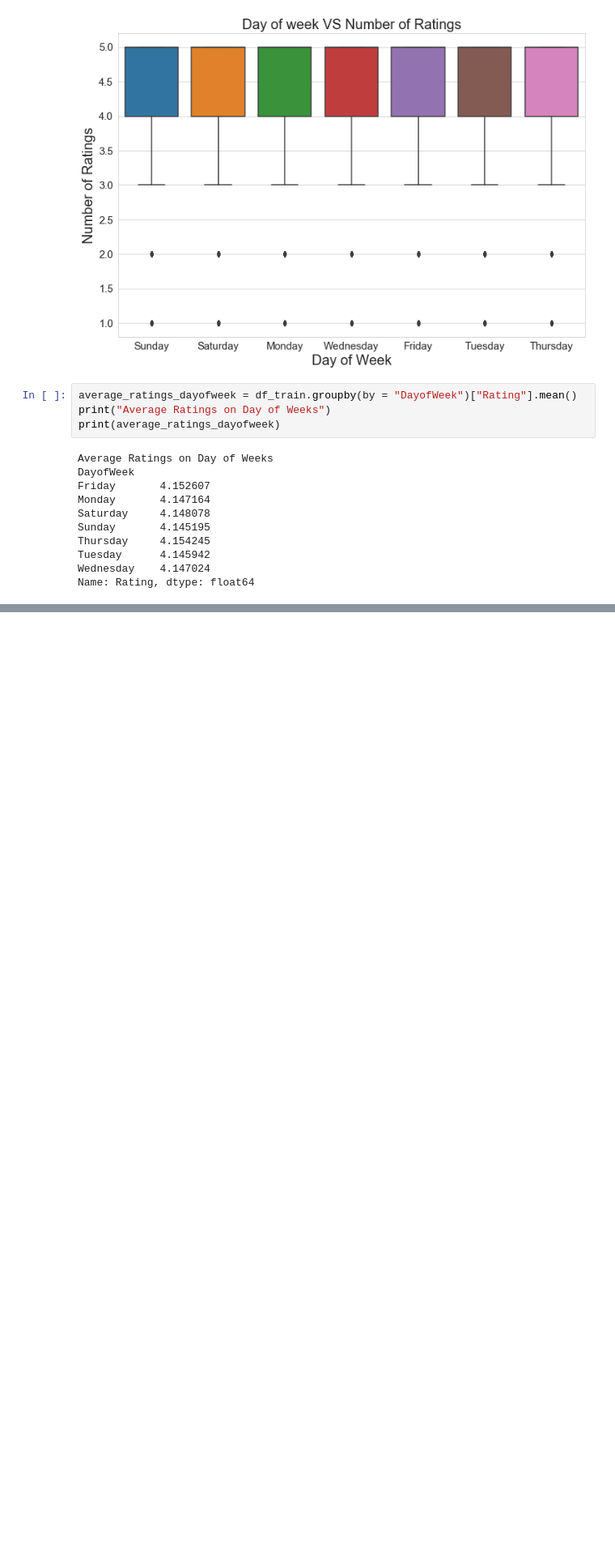
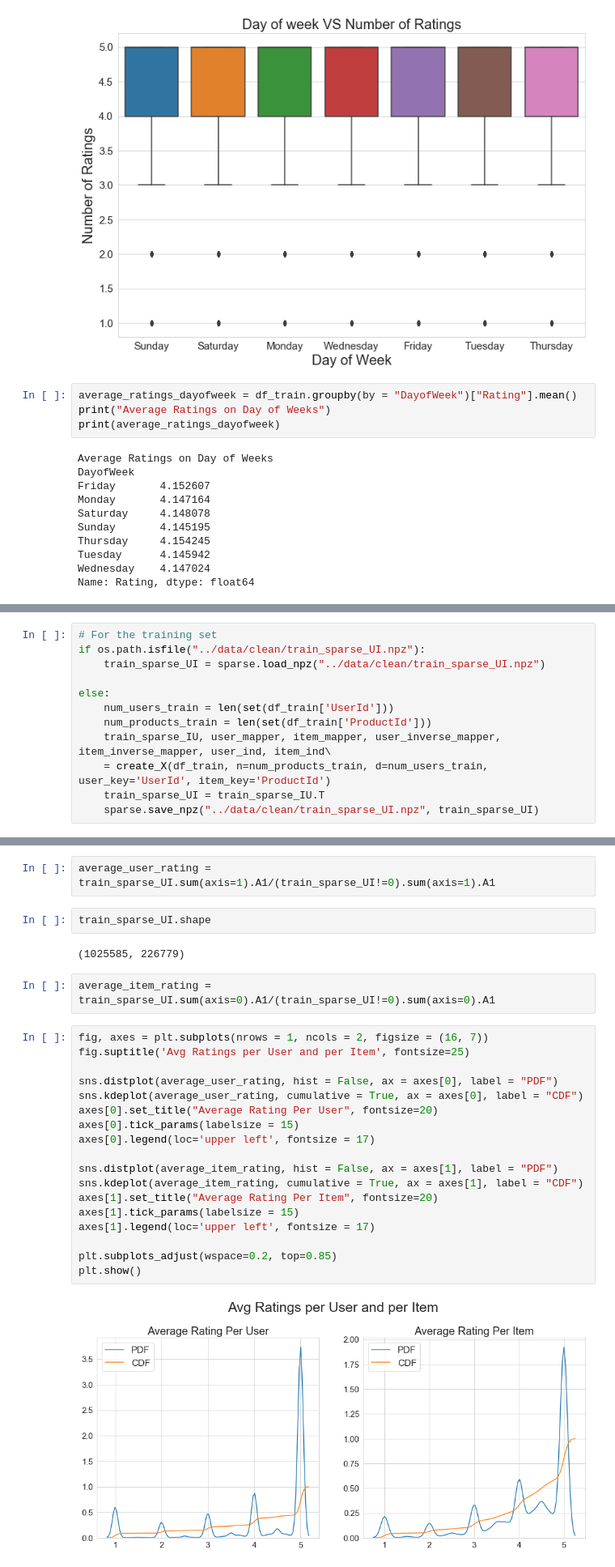
Before and after one commit to marvinmin/amazon_beauty_recommendation, a Jupyter notebook: doc/eda.ipynb, the cells around one changed output, grey strips where cells are left out. Shown at 81% size. Drawn from its saved outputs; the diff is of its cells as text; blank space fills up the shorter version.

```diff
--- a/doc/eda.ipynb
+++ b/doc/eda.ipynb
@@ -313,0 +318,12 @@ Name: Rating, dtype: float64
+# %%
+# For the training set
+if os.path.isfile("../data/clean/train_sparse_UI.npz"):
+    train_sparse_UI = sparse.load_npz("../data/clean/train_sparse_UI.npz")
+
+else:
+    num_users_train = len(set(df_train['UserId']))
+    num_products_train = len(set(df_train['ProductId']))
+    train_sparse_IU, user_mapper, item_mapper, user_inverse_mapper, item_inverse_mapper, user_ind, item_ind\
+    = create_X(df_train, n=num_products_train, d=num_users_train, user_key='UserId', item_key='ProductId')
+    train_sparse_UI = train_sparse_IU.T
+    sparse.save_npz("../data/clean/train_sparse_UI.npz", train_sparse_UI)
@@ -313,0 +357,28 @@ Name: Rating, dtype: float64
+# %%
+average_user_rating = train_sparse_UI.sum(axis=1).A1/(train_sparse_UI!=0).sum(axis=1).A1
+# %%
+train_sparse_UI.shape
+# %% [output]
+(1025585, 226779)
+# %%
+average_item_rating = train_sparse_UI.sum(axis=0).A1/(train_sparse_UI!=0).sum(axis=0).A1
+# %%
+fig, axes = plt.subplots(nrows = 1, ncols = 2, figsize = (16, 7))
+fig.suptitle('Avg Ratings per User and per Item', fontsize=25)
+
+sns.distplot(average_user_rating, hist = False, ax = axes[0], label = "PDF")
+sns.kdeplot(average_user_rating, cumulative = True, ax = axes[0], label = "CDF")
+axes[0].set_title("Average Rating Per User", fontsize=20)
+axes[0].tick_params(labelsize = 15)
+axes[0].legend(loc='upper left', fontsize = 17)
+
+sns.distplot(average_item_rating, hist = False, ax = axes[1], label = "PDF")
+sns.kdeplot(average_item_rating, cumulative = True, ax = axes[1], label = "CDF")
+axes[1].set_title("Average Rating Per Item", fontsize=20)
+axes[1].tick_params(labelsize = 15)
+axes[1].legend(loc='upper left', fontsize = 17)
+
+plt.subplots_adjust(wspace=0.2, top=0.85)
+plt.show()
+# %% [output]
+[figure, added]
```
Also changed, not shown: parts of 8 cells of this notebook, 6 other files.
